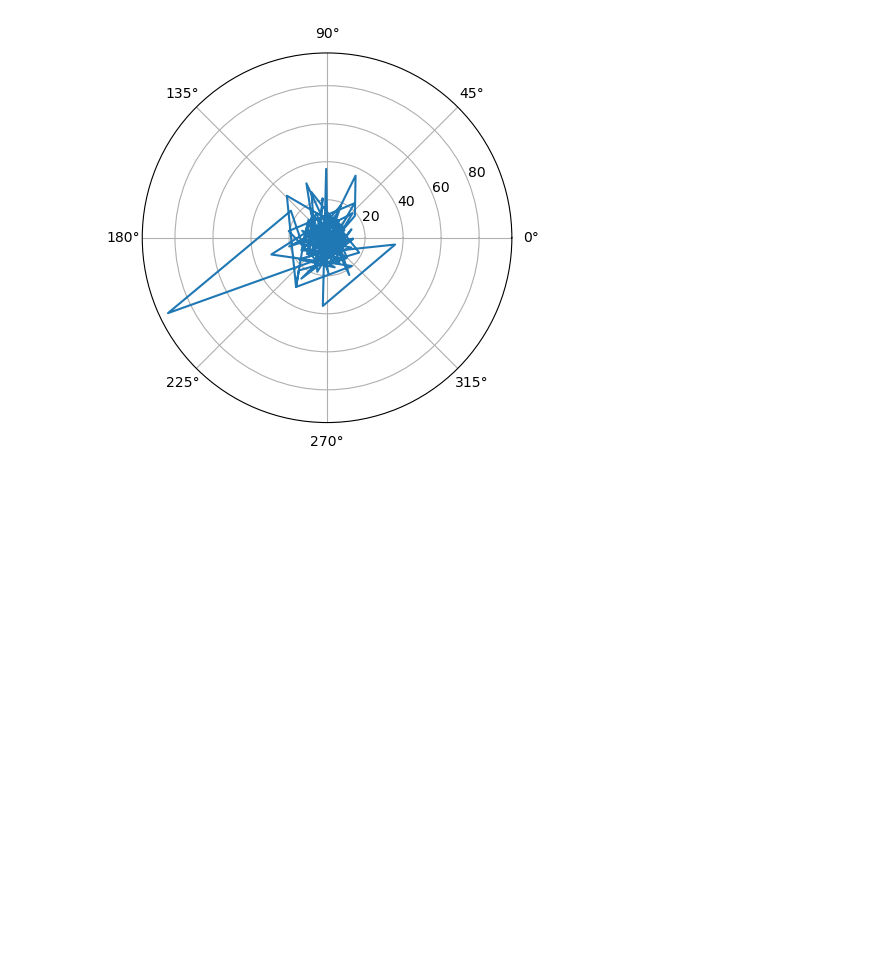
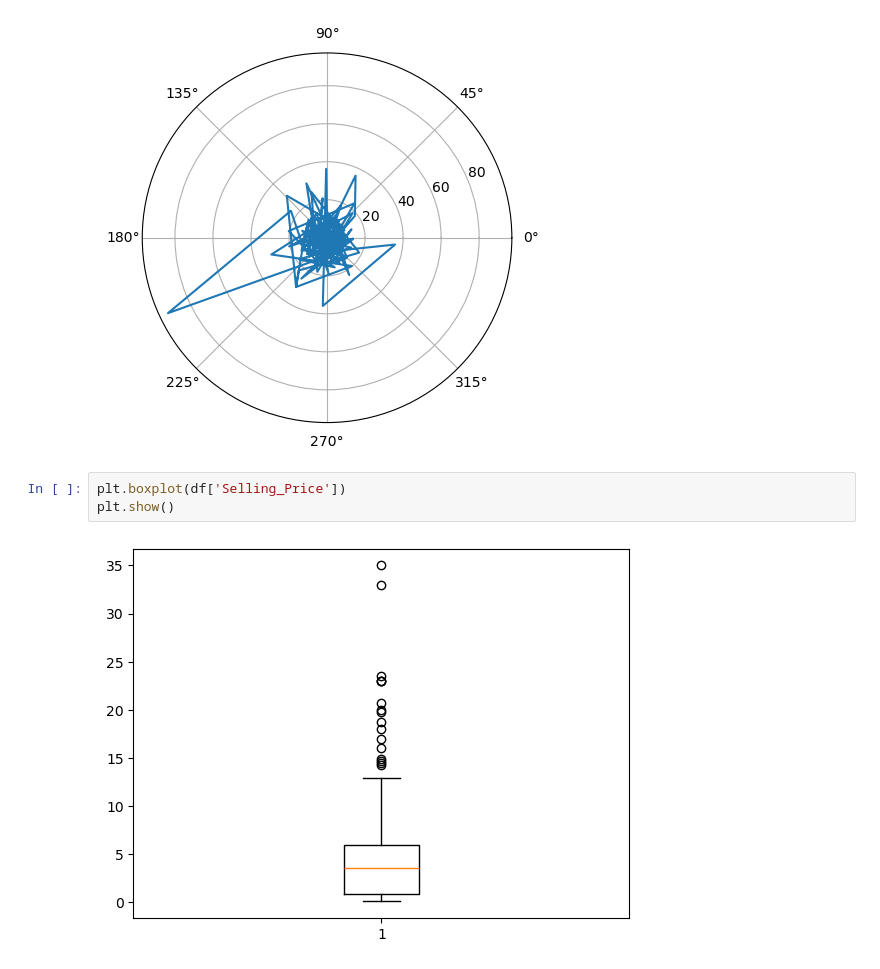
Before and after one commit to RoktimTaye/TIHAN-HYDRABAD-CLASSES, a Jupyter notebook: MODULE 1/RecallMatPlotLib.ipynb, the cells around one changed output. Cells and saved outputs as stored; diff of their text form; blank space fills up the shorter version.

```diff
--- a/MODULE 1/RecallMatPlotLib.ipynb
+++ b/MODULE 1/RecallMatPlotLib.ipynb
@@ -55,3 +55,8 @@ polar = plt.polar(df['Selling_Price'],df['Present_Price'])
 plt.show()
 # %% [output]
 [figure]
+# %%
+plt.boxplot(df['Selling_Price'])
+plt.show()
+# %% [output]
+[figure, added]
```
Also changed, not shown: parts of 1 cell of this notebook.
